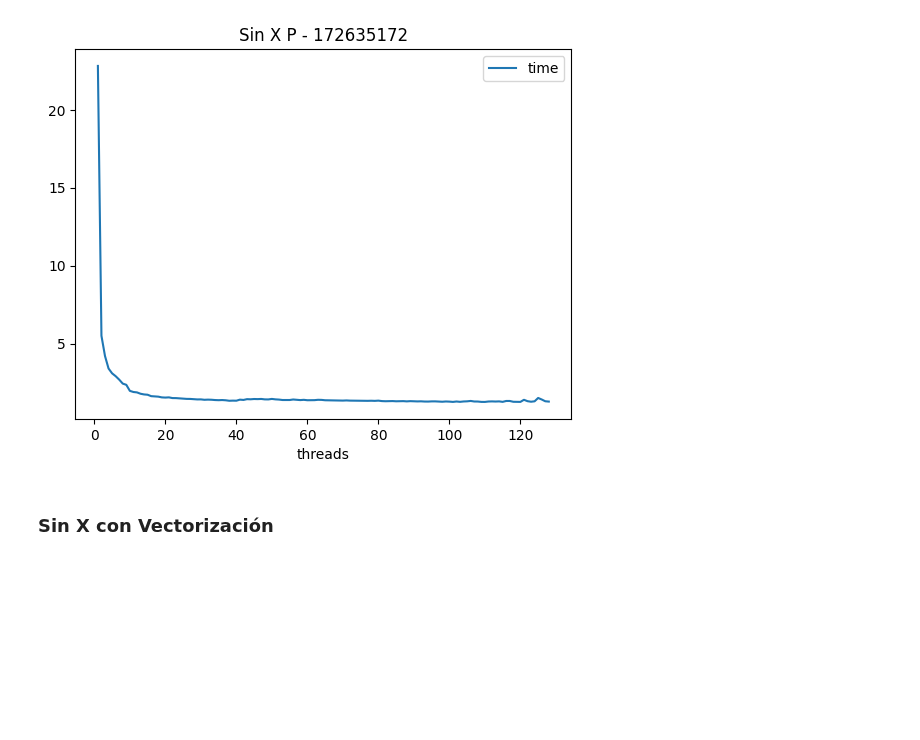
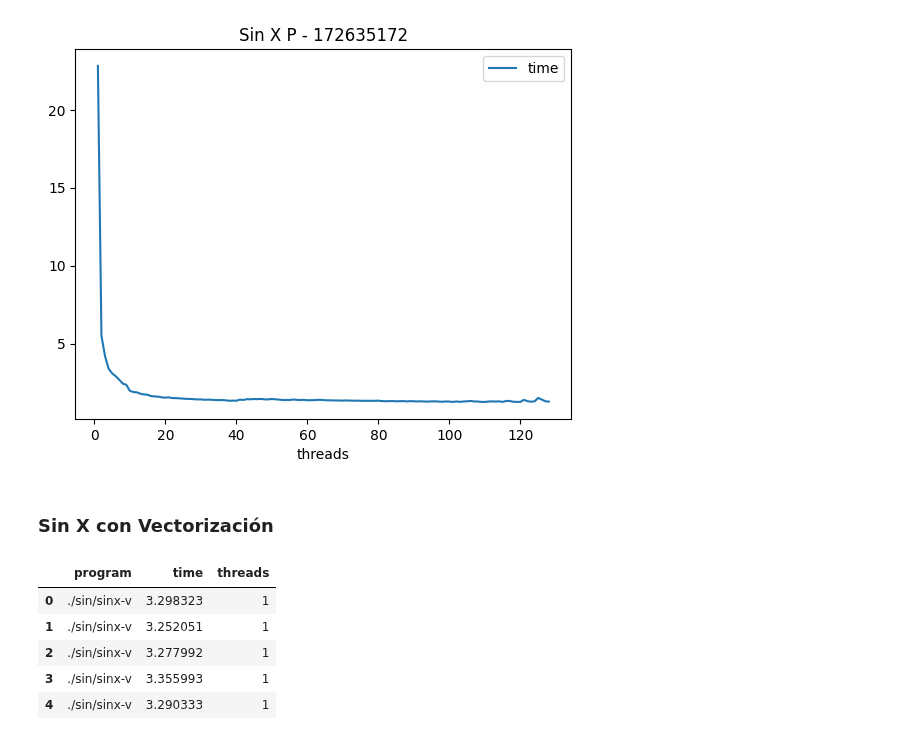
Before and after one commit to jparadadev/notebooks, a Jupyter notebook: high-performance-for-cyber-security/sinx.ipynb, the cells around one changed output. Drawn from its saved outputs; the diff is of its cells as text; code cells hidden in the pictures; blank space fills up the shorter version.

```diff
--- a/high-performance-for-cyber-security/sinx.ipynb
+++ b/high-performance-for-cyber-security/sinx.ipynb
@@ -80,3 +72,15 @@ plt.show()
 [figure]
 # %% [markdown]
 ### Sin X con Vectorización
+# %%
+df_v_easy = pd.read_csv('./datasets/sinx-v.1.1.csv')
+df_v_hard = pd.read_csv('./datasets/sinx-v.172635172.1.1.csv')
+
+df_v_easy.head()
+# %% [output]
+|  | program | time | threads |
+| 0 | ./sin/sinx-v | 3.298323 | 1 |
+| 1 | ./sin/sinx-v | 3.252051 | 1 |
+| 2 | ./sin/sinx-v | 3.277992 | 1 |
+| 3 | ./sin/sinx-v | 3.355993 | 1 |
+| 4 | ./sin/sinx-v | 3.290333 | 1 |
```
Also changed, not shown: parts of 7 cells of this notebook.
